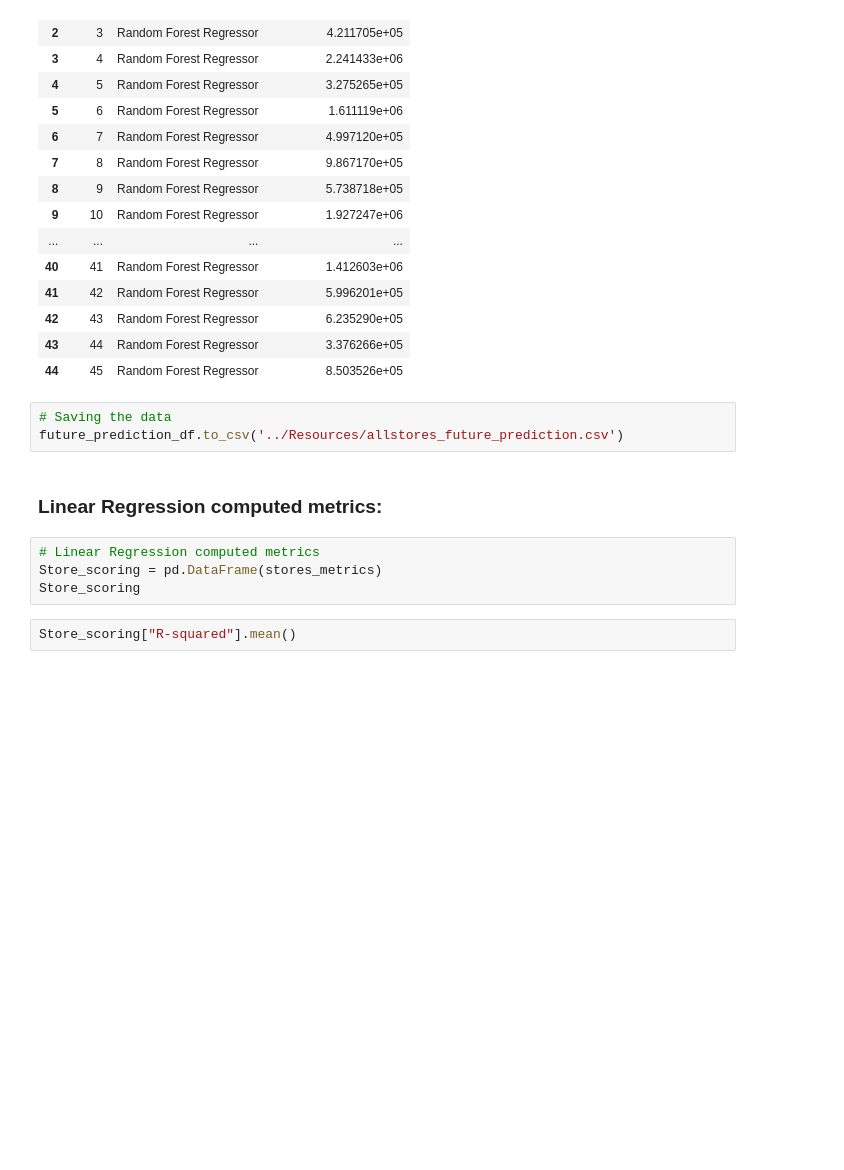
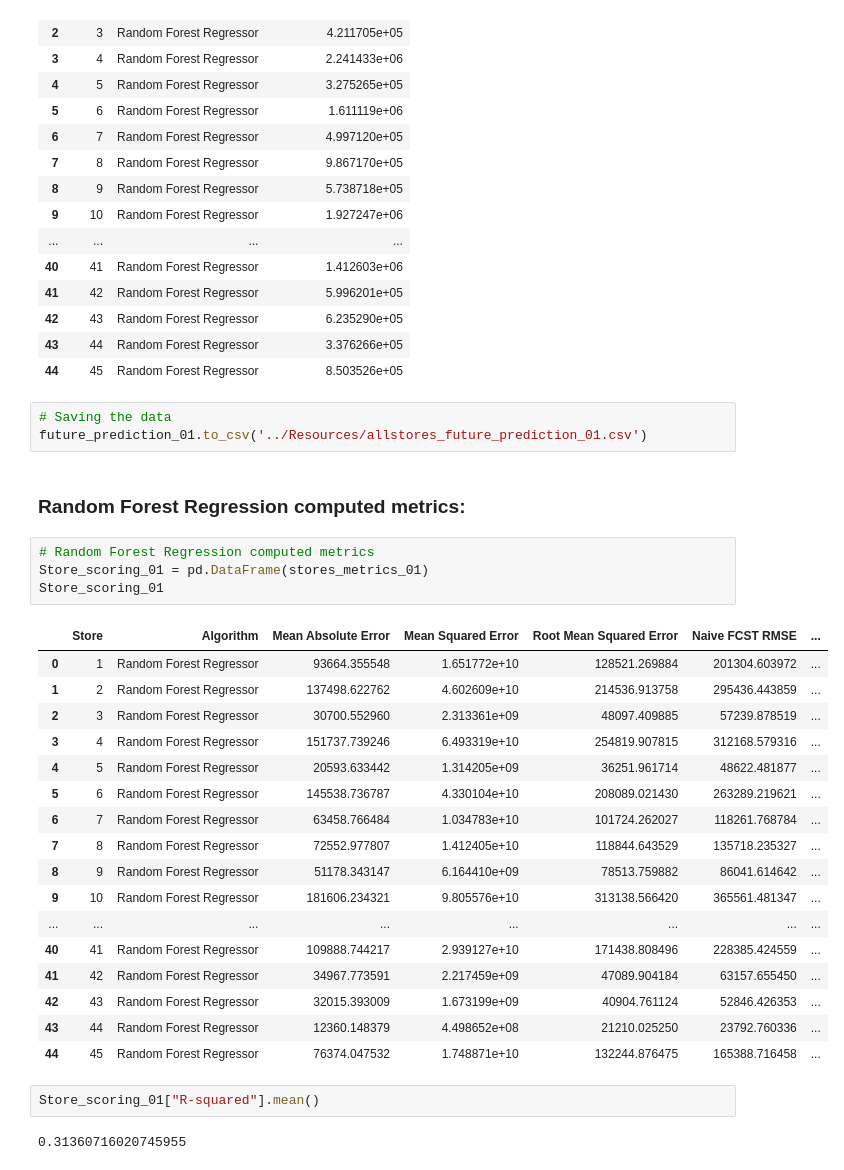
Before and after one commit to Franceskling/final_project, a Jupyter notebook: machine_learning/ALLstores_sales_future_forecast_ML.ipynb, the cells around one changed output. Cells and saved outputs as stored; diff of their text form; blank space fills up the shorter version.

Commit message:
Adding future forecast files

```diff
--- a/machine_learning/ALLstores_sales_future_forecast_ML.ipynb
+++ b/machine_learning/ALLstores_sales_future_forecast_ML.ipynb
@@ -350,13 +396,33 @@ future_prediction_01
 | 44 | 45 | Random Forest Regressor | 8.503526e+05 |
 # %%
 # Saving the data
-future_prediction_df.to_csv('../Resources/allstores_future_prediction.csv')
+future_prediction_01.to_csv('../Resources/allstores_future_prediction_01.csv')
 # %% [markdown]
-### Linear Regression computed metrics:
+### Random Forest Regression computed metrics:
 # %%
-# Linear Regression computed metrics
-Store_scoring = pd.DataFrame(stores_metrics)
-Store_scoring
+# Random Forest Regression computed metrics
+Store_scoring_01 = pd.DataFrame(stores_metrics_01)
+Store_scoring_01
+# %% [output]
+|  | Store | Algorithm | Mean Absolute Error | Mean Squared Error | Root Mean Squared Error | Naive FCST RMSE | ... |
+| 0 | 1 | Random Forest Regressor | 93664.355548 | 1.651772e+10 | 128521.269884 | 201304.603972 | ... |
+| 1 | 2 | Random Forest Regressor | 137498.622762 | 4.602609e+10 | 214536.913758 | 295436.443859 | ... |
+| 2 | 3 | Random Forest Regressor | 30700.552960 | 2.313361e+09 | 48097.409885 | 57239.878519 | ... |
+| 3 | 4 | Random Forest Regressor | 151737.739246 | 6.493319e+10 | 254819.907815 | 312168.579316 | ... |
+| 4 | 5 | Random Forest Regressor | 20593.633442 | 1.314205e+09 | 36251.961714 | 48622.481877 | ... |
+| 5 | 6 | Random Forest Regressor | 145538.736787 | 4.330104e+10 | 208089.021430 | 263289.219621 | ... |
+| 6 | 7 | Random Forest Regressor | 63458.766484 | 1.034783e+10 | 101724.262027 | 118261.768784 | ... |
+| 7 | 8 | Random Forest Regressor | 72552.977807 | 1.412405e+10 | 118844.643529 | 135718.235327 | ... |
+| 8 | 9 | Random Forest Regressor | 51178.343147 | 6.164410e+09 | 78513.759882 | 86041.614642 | ... |
+| 9 | 10 | Random Forest Regressor | 181606.234321 | 9.805576e+10 | 313138.566420 | 365561.481347 | ... |
+| ... | ... | ... | ... | ... | ... | ... | ... |
+| 40 | 41 | Random Forest Regressor | 109888.744217 | 2.939127e+10 | 171438.808496 | 228385.424559 | ... |
+| 41 | 42 | Random Forest Regressor | 34967.773591 | 2.217459e+09 | 47089.904184 | 63157.655450 | ... |
+| 42 | 43 | Random Forest Regressor | 32015.393009 | 1.673199e+09 | 40904.761124 | 52846.426353 | ... |
+| 43 | 44 | Random Forest Regressor | 12360.148379 | 4.498652e+08 | 21210.025250 | 23792.760336 | ... |
+| 44 | 45 | Random Forest Regressor | 76374.047532 | 1.748871e+10 | 132244.876475 | 165388.716458 | ... |
 # %%
-Store_scoring["R-squared"].mean()
+Store_scoring_01["R-squared"].mean()
+# %% [output]
+0.31360716020745955
 # %%
```
Also changed, not shown: parts of 39 cells of this notebook, 9 other files.
